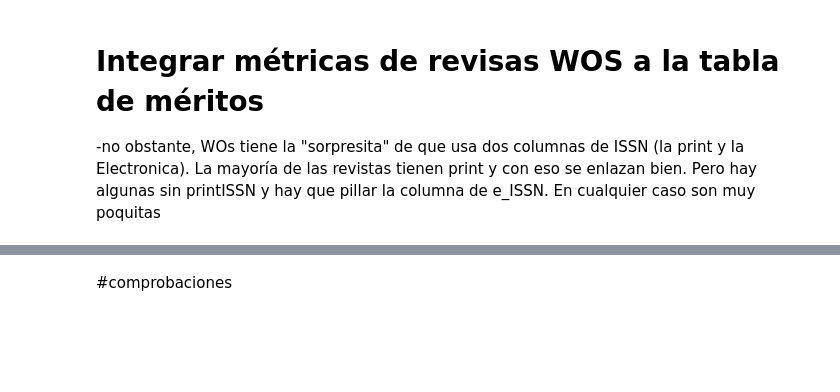
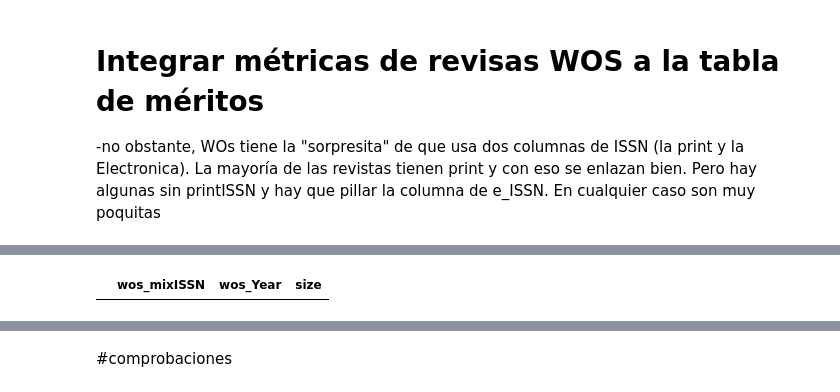
Before and after one commit to jamg-upv/Impacto-citas-articulo, a Jupyter notebook: impactoencitas.ipynb, the cells around one changed output, grey strips where cells are left out. Drawn from its saved outputs; the diff is of its cells as text; code cells hidden in the pictures; blank space fills up the shorter version.

```diff
--- a/impactoencitas.ipynb
+++ b/impactoencitas.ipynb
@@ -1051,54 +1052,43 @@ dfOrderedNoDupwosshort
 # %%
-#####pendiente
 
-Si fuese necesario comprobar y resolver filas duplicadas
-
+# Si fuese necesario comprobar y resolver filas duplicadas
 
 # comprobar y resolver las filas duplicadas con mismo ISSN y año (no debería haber ninguna, pero las hay)
 
 ###Mejora Pendiente en dfOrderedNoDupScopus (el final del modulo que se ejecuta una vez. Ahora esta para usar con "short" pero hay que mejorar el csv)
 ##Resulta que hay algunos datos que tienen dos ISSN para cada año (pero eso ya lo habíamos eliminado...¿por qué? creo qeu son pocos casos 11 es decir UN ISSN repetido en los 11 años)
-ScopusshortUniqueIssn= dfOrderedNoDupScopusshort.loc[dfOrderedNoDupScopusshort.sco_PrintISSN.notnull()]
-ContarScop = ScopusshortUniqueIssn.groupby(['sco_PrintISSN','sco_CsYear'], as_index=False).size()
-ContarScop ["size"].unique()
-pd.Index(ContarScop ["size"]).value_counts()
+WOSshortUniqueIssn= dfOrderedNoDupwosshort.loc[dfOrderedNoDupwosshort.wos_mixISSN.notnull()]
+ContarWos = WOSshortUniqueIssn.groupby(['wos_mixISSN','wos_Year'], as_index=False).size()
+ContarWos ["size"].unique()
+pd.Index(ContarWos ["size"]).value_counts()
 #las filas problemáticas
-ContarScop.loc[ContarScop["size"]==2]
-# 	sco_PrintISSN	sco_CsYear	size
-# 10628	10009345	2020	2
-# 101144	17455057	2016	2
-# 101145	17455057	2017	2
-# 101146	17455057	2018	2
-# 138627	214922	2011	2
-# 138630	214922	2014	2
-# 138631	214922	2015	2
-# 138632	214922	2016	2
-# 138633	214922	2017	2
-# 142340	21903018	2017	2
-# 142341	21903018	2018	2
+ContarWos.loc[ContarWos["size"]>1]
+# no hay ninguno duplicado y no necesito ejecutar el resto de código (lo convierto en comment)
 
-www=dfOrderedNoDupScopusshort
-#busco uno a uo las filas de los ISSN problematicos
-dfOrderedNoDupScopusshort.loc[dfOrderedNoDupScopusshort['sco_PrintISSN']=='17455057']
+# www=dfOrderedNoDupwosshort
+# #busco uno a uo las filas de los ISSN problematicos
+# dfOrderedNoDupwosshort.loc[dfOrderedNoDupwosshort['wos_mixISSN']=='17455057']
 
-#y los borro manualmente poniendo el numero del index de las filas a eliminar (no he anotado las primeras solo las ultimas)
-www=www.drop(index=[226038])
-www=www.drop(index=[123742, 74343, 167267])
+# #y los borro manualmente poniendo el numero del index de las filas a eliminar (no he anotado las primeras solo las ultimas)
+# www=www.drop(index=[226038])
+# www=www.drop(index=[123742, 74343, 167267])
 
-www=www.drop(index=[9203, 143366, 96610, 119254, 142377])
-www=www.drop(index=[153974, 177760 ])
+# www=www.drop(index=[9203, 143366, 96610, 119254, 142377])
+# www=www.drop(index=[153974, 177760 ])
 
-www.loc[www['sco_PrintISSN']=='10009345']
+# www.loc[www['sco_PrintISSN']=='10009345']
 
-# y ahora actualizo el dataframe que se queda como debería.
-dfOrderedNoDupScopusshort=www
+# # y ahora actualizo el dataframe que se queda como debería.
+# dfOrderedNoDupwosshort=www
 # #y compruebo
 # ScopusshortUniqueIssn= dfOrderedNoDupScopusshort.loc[dfOrderedNoDupScopusshort.sco_PrintISSN.notnull()]
 # ContarScop = ScopusshortUniqueIssn.groupby(['sco_PrintISSN','sco_CsYear'], as_index=False).size()
 # ContarScop ["size"].unique()
 # pd.Index(ContarScop ["size"]).value_counts()
 # #las filas problemáticas
 # ContarScop.loc[ContarScop["size"]==2]
+# %% [output]
+|  | wos_mixISSN | wos_Year | size |
 # %%
 #  ENLAZAR tabla de meritos con metrica de revista wos por wos_mixISSN
 # Para el año de publicación del mérito
```
Also changed, not shown: parts of 20 cells of this notebook.
